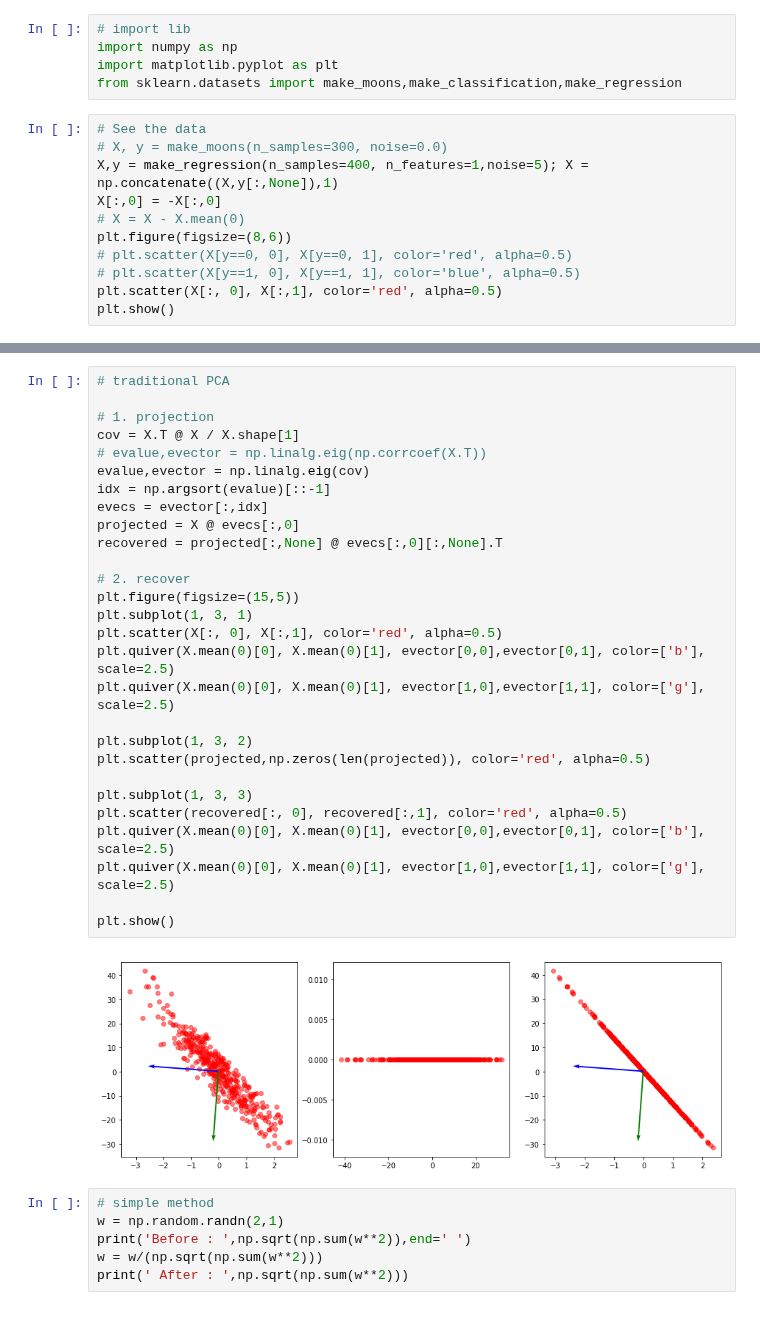
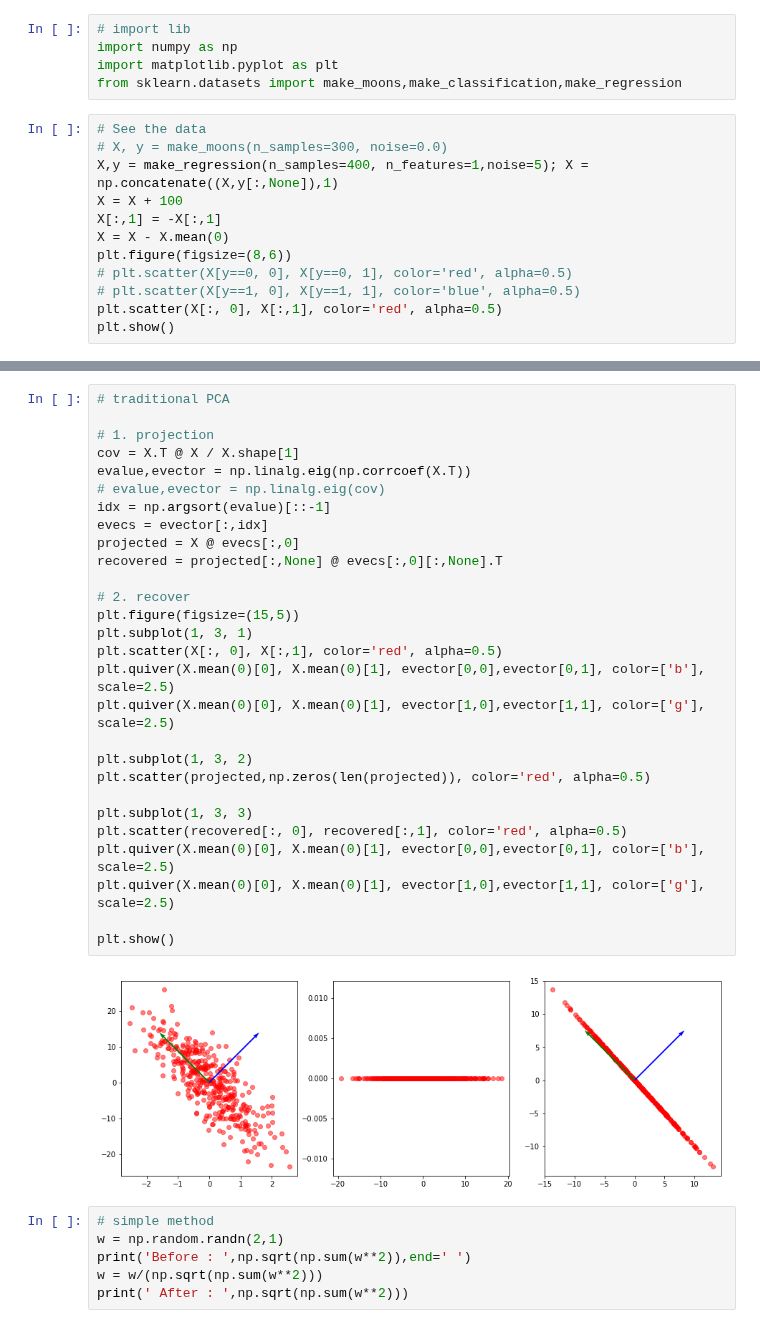
Before and after one commit to JaeDukSeo/Daily-Neural-Network-Practice-3, a Jupyter notebook: sandbox full of trash/Linear Algebra/start and explore.ipynb, the cells around one changed output, grey strips where cells are left out. Saved outputs shown, nothing was run; the diff lists cells and outputs as text.

```diff
--- a/sandbox full of trash/Linear Algebra/start and explore.ipynb
+++ b/sandbox full of trash/Linear Algebra/start and explore.ipynb
@@ -7,8 +7,9 @@ from sklearn.datasets import make_moons,make_classification,make_regression
 # See the data
 # X, y = make_moons(n_samples=300, noise=0.0)
 X,y = make_regression(n_samples=400, n_features=1,noise=5); X = np.concatenate((X,y[:,None]),1)
-X[:,0] = -X[:,0]
-# X = X - X.mean(0)
+X = X + 100
+X[:,1] = -X[:,1]
+X = X - X.mean(0)
 plt.figure(figsize=(8,6))
 # plt.scatter(X[y==0, 0], X[y==0, 1], color='red', alpha=0.5)
 # plt.scatter(X[y==1, 0], X[y==1, 1], color='blue', alpha=0.5)
@@ -19,33 +20,33 @@ plt.show()
 # %%
 # traditional PCA
 
 # 1. projection
 cov = X.T @ X / X.shape[1]
-# evalue,evector = np.linalg.eig(np.corrcoef(X.T))
-evalue,evector = np.linalg.eig(cov)
+evalue,evector = np.linalg.eig(np.corrcoef(X.T))
+# evalue,evector = np.linalg.eig(cov)
 idx = np.argsort(evalue)[::-1]
 evecs = evector[:,idx]
 projected = X @ evecs[:,0]
 recovered = projected[:,None] @ evecs[:,0][:,None].T
 
 # 2. recover
 plt.figure(figsize=(15,5))
 plt.subplot(1, 3, 1)
 plt.scatter(X[:, 0], X[:,1], color='red', alpha=0.5)
 plt.quiver(X.mean(0)[0], X.mean(0)[1], evector[0,0],evector[0,1], color=['b'], scale=2.5)
 plt.quiver(X.mean(0)[0], X.mean(0)[1], evector[1,0],evector[1,1], color=['g'], scale=2.5)
 
 plt.subplot(1, 3, 2)
 plt.scatter(projected,np.zeros(len(projected)), color='red', alpha=0.5)
 
 plt.subplot(1, 3, 3)
 plt.scatter(recovered[:, 0], recovered[:,1], color='red', alpha=0.5)
 plt.quiver(X.mean(0)[0], X.mean(0)[1], evector[0,0],evector[0,1], color=['b'], scale=2.5)
 plt.quiver(X.mean(0)[0], X.mean(0)[1], evector[1,0],evector[1,1], color=['g'], scale=2.5)
 
 plt.show()
 # %% [output]
-[figure, old version]
+[figure, new version]
 # %%
 # simple method
 w = np.random.randn(2,1)
```
Also changed, not shown: parts of 1 cell of this notebook.
